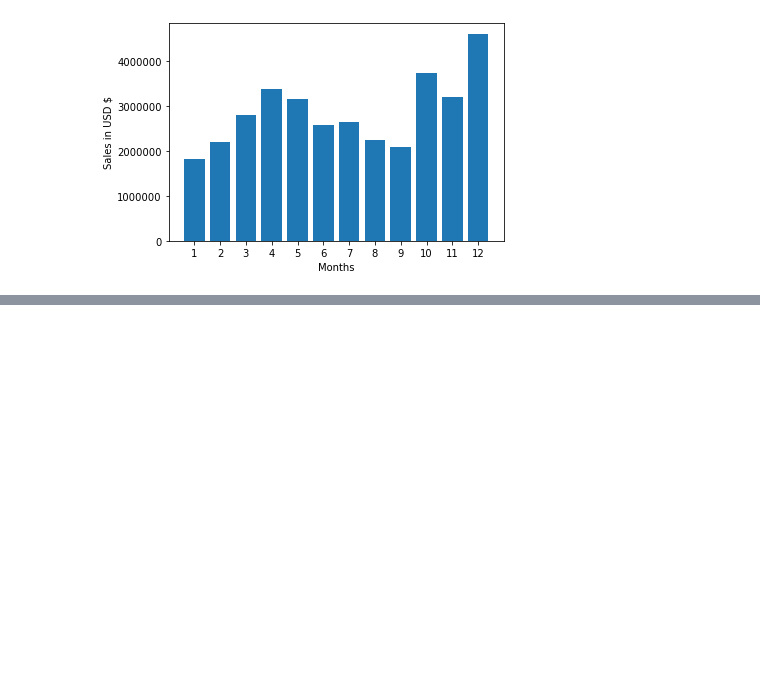
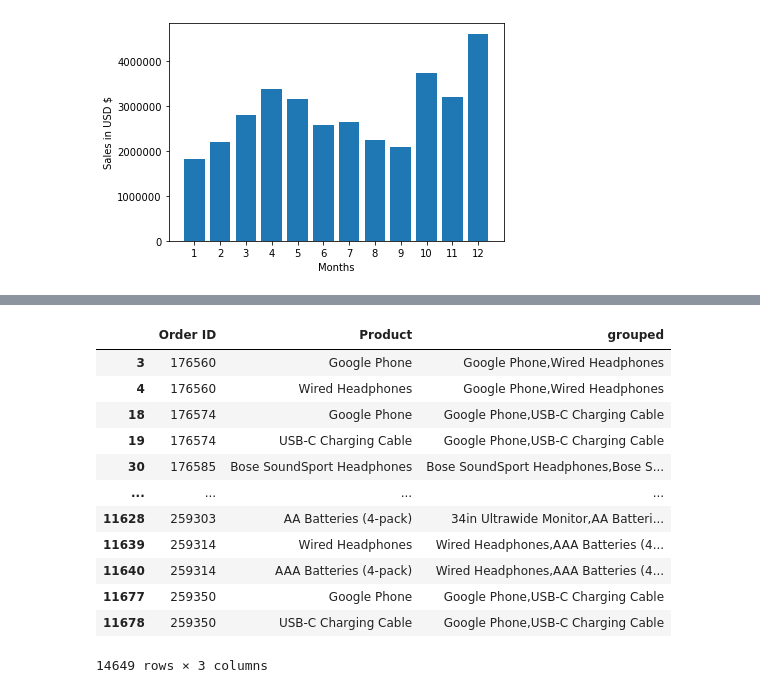
Before and after one commit to kaspersz/data_analytics, a Jupyter notebook: SalesAnalysis.ipynb, the cells around one changed output, grey strips where cells are left out. Drawn from its saved outputs; the diff is of its cells as text; code cells hidden in the pictures; blank space fills up the shorter version.

```diff
--- a/SalesAnalysis.ipynb
+++ b/SalesAnalysis.ipynb
@@ -127,0 +202,22 @@ pd.options.display.float_format = '{:.2f}'.format
+# %%
+products = all_months_data[["Order ID", "Product"]]
+# %%
+duplicated_products = products[products["Order ID"].duplicated(keep=False)]
+# %%
+duplicated_products["grouped"] = duplicated_products.groupby("Order ID")["Product"].transform(lambda x: (',').join(x))
+# %%
+duplicated_products
+# %% [output]
+|  | Order ID | Product | grouped |
+| 3 | 176560 | Google Phone | Google Phone,Wired Headphones |
+| 4 | 176560 | Wired Headphones | Google Phone,Wired Headphones |
+| 18 | 176574 | Google Phone | Google Phone,USB-C Charging Cable |
+| 19 | 176574 | USB-C Charging Cable | Google Phone,USB-C Charging Cable |
+| 30 | 176585 | Bose SoundSport Headphones | Bose SoundSport Headphones,Bose S... |
+| ... | ... | ... | ... |
+| 11628 | 259303 | AA Batteries (4-pack) | 34in Ultrawide Monitor,AA Batteri... |
+| 11639 | 259314 | Wired Headphones | Wired Headphones,AAA Batteries (4... |
+| 11640 | 259314 | AAA Batteries (4-pack) | Wired Headphones,AAA Batteries (4... |
+| 11677 | 259350 | Google Phone | Google Phone,USB-C Charging Cable |
+| 11678 | 259350 | USB-C Charging Cable | Google Phone,USB-C Charging Cable |
+14649 rows × 3 columns
```
Also changed, not shown: parts of 22 cells of this notebook.
